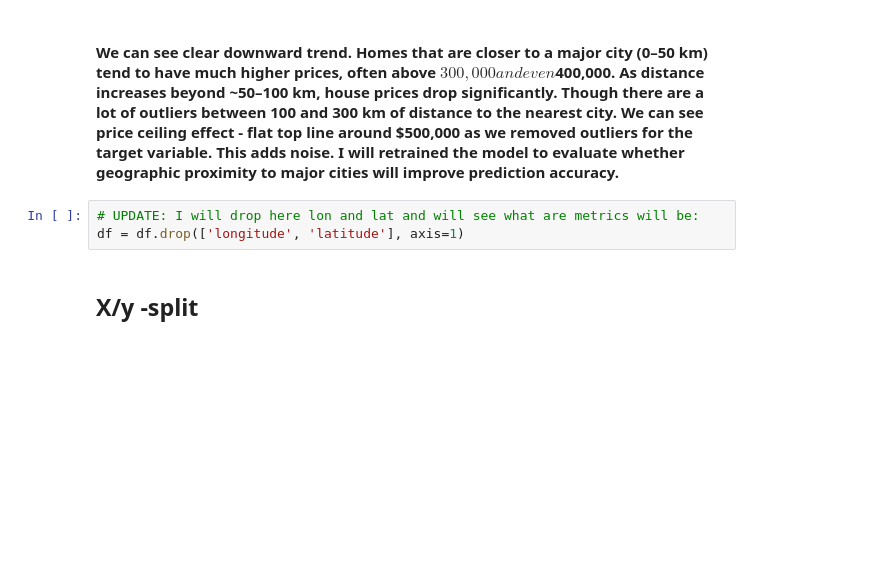
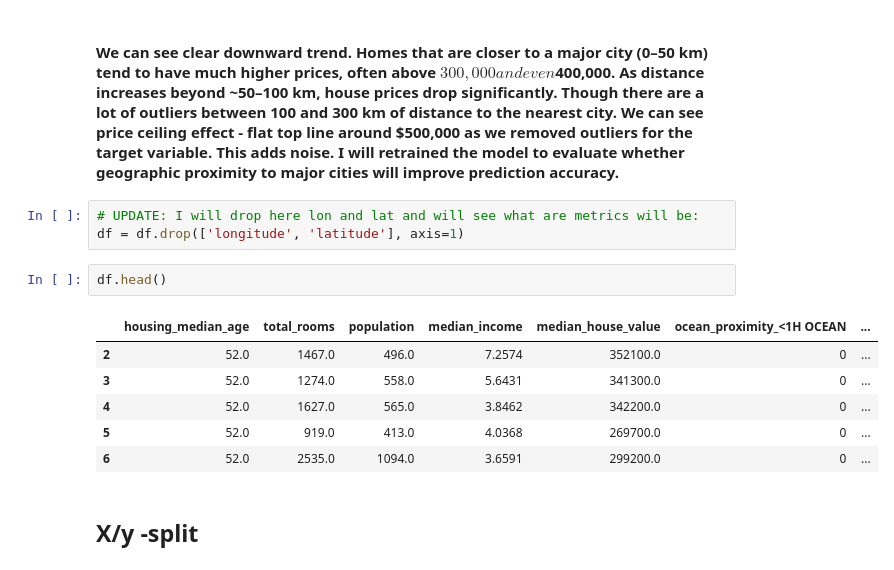
Before and after one commit to RovSveta/DeepLearning2025, a Jupyter notebook: Exercise_1/ANN_regression_Model_3.ipynb, the cells around one changed output. Drawn from its saved outputs; the diff is of its cells as text; blank space fills up the shorter version.

```diff
--- a/Exercise_1/ANN_regression_Model_3.ipynb
+++ b/Exercise_1/ANN_regression_Model_3.ipynb
@@ -247,6 +247,15 @@ plt.show()
 # %%
 # UPDATE: I will drop here lon and lat and will see what are metrics will be:
 df = df.drop(['longitude', 'latitude'], axis=1)
+# %%
+df.head()
+# %% [output]
+|  | housing_median_age | total_rooms | population | median_income | median_house_value | ocean_proximity_<1H OCEAN | ... |
+| 2 | 52.0 | 1467.0 | 496.0 | 7.2574 | 352100.0 | 0 | ... |
+| 3 | 52.0 | 1274.0 | 558.0 | 5.6431 | 341300.0 | 0 | ... |
+| 4 | 52.0 | 1627.0 | 565.0 | 3.8462 | 342200.0 | 0 | ... |
+| 5 | 52.0 | 919.0 | 413.0 | 4.0368 | 269700.0 | 0 | ... |
+| 6 | 52.0 | 2535.0 | 1094.0 | 3.6591 | 299200.0 | 0 | ... |
 # %% [markdown]
 ## X/y -split
 # %%
```
Also changed, not shown: parts of 16 cells of this notebook, 3 other files.
